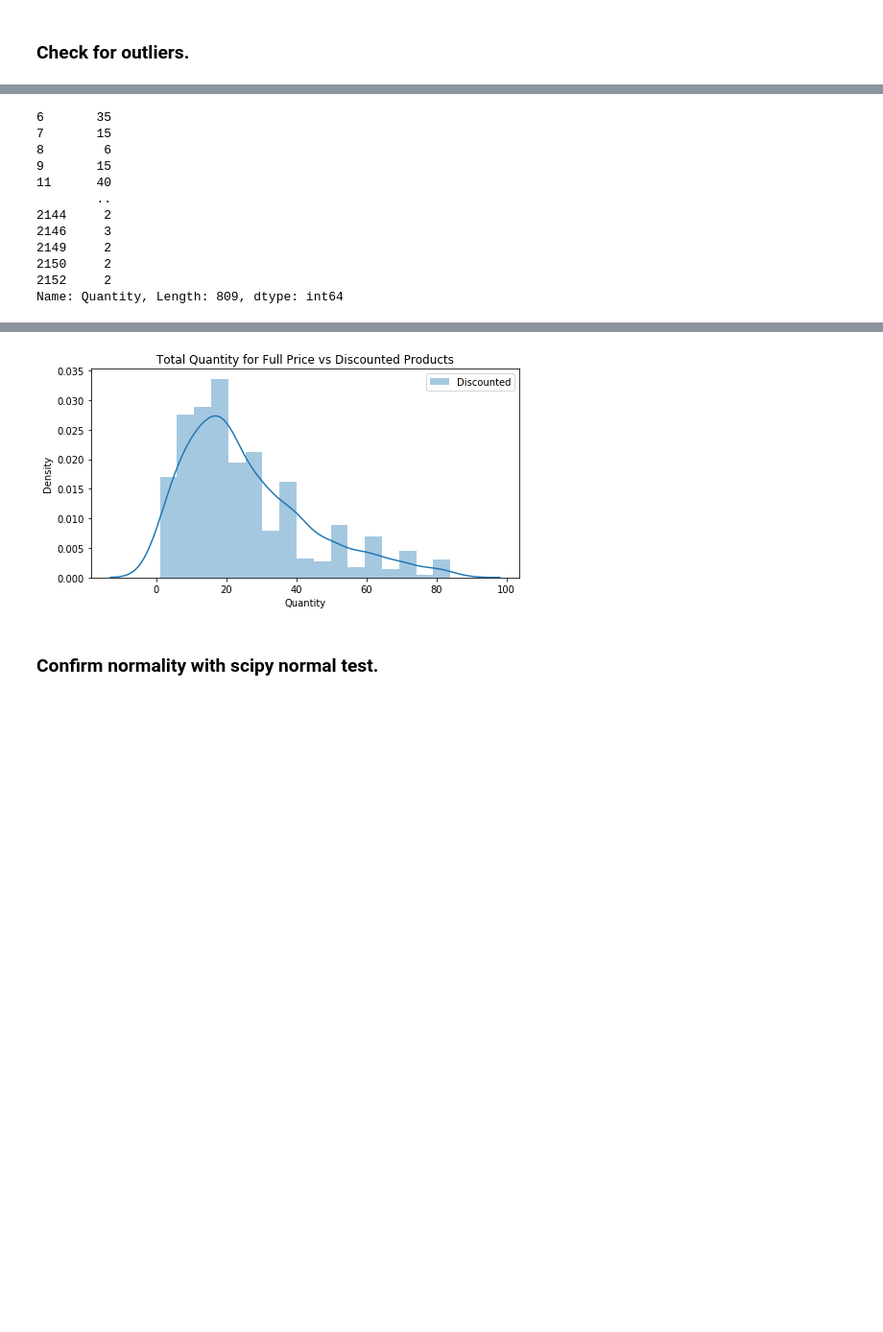
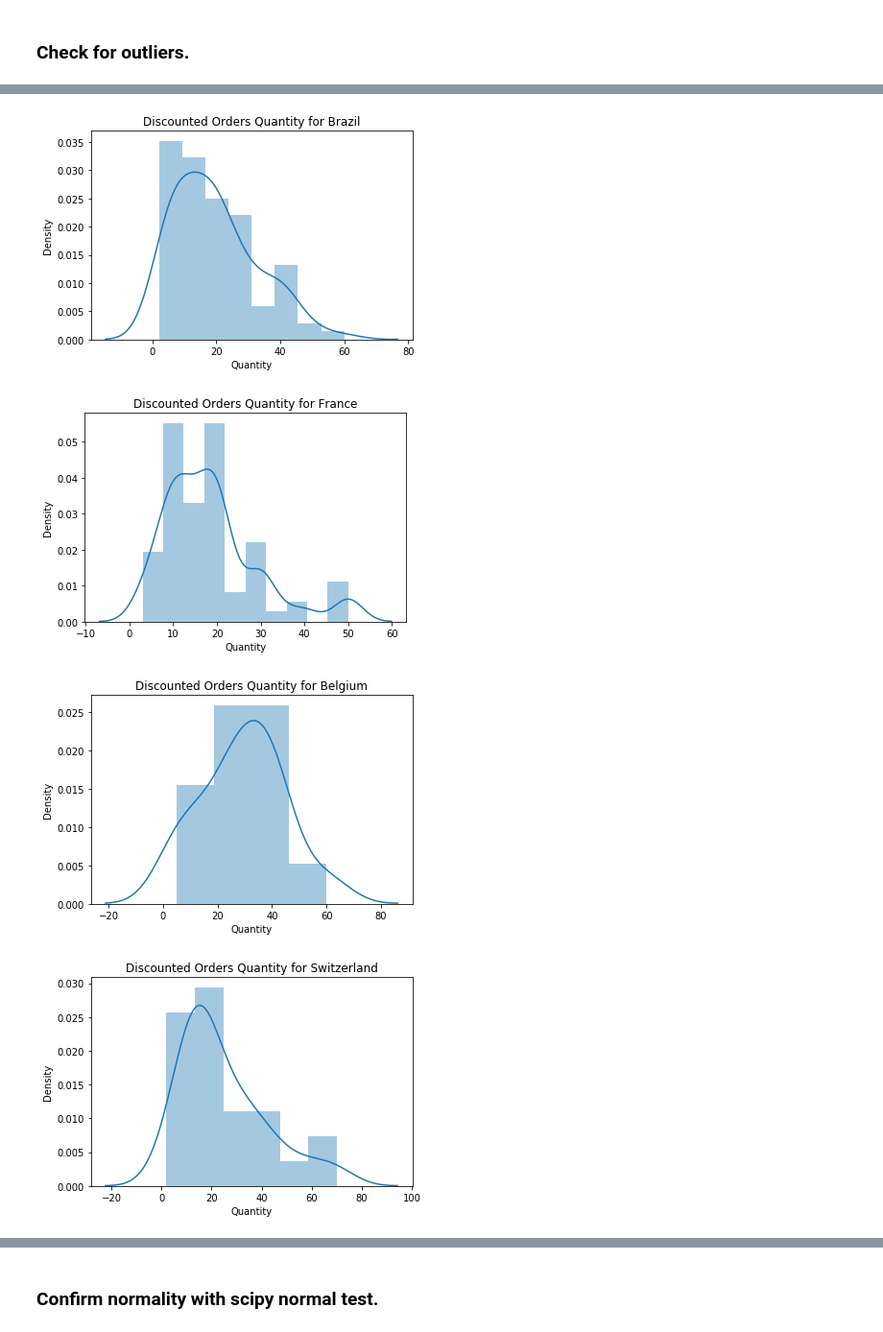
Before and after one commit to chefnewman/dsc-mod-3-project-online-ds-pt-100719, a Jupyter notebook: Student.ipynb, the cells around one changed output, grey strips where cells are left out. Shown at 96% size. Drawn from its saved outputs; the diff is of its cells as text; code cells hidden in the pictures; blank space fills up the shorter version.

```diff
--- a/Student.ipynb
+++ b/Student.ipynb
@@ -445,13 +482,11 @@ ax.set(title='Total Ordered by Discount', ylabel='Density')
 # %%
 orig_grps = grps.copy()
 # %%
-# Identify how many outliers found in each group using Z-Scores and IQR.
+# Identify how many outliers found in each group using Z-Scores.
 
-idx_outs =find_outliers_Z(df_ctry['Quantity'])
-print(f"Found {idx_outs.sum()} outliers in Discounted using Z-scores")
-grps = grp_data [~idx_outs]
-idx_outs =find_outliers_IQR(df_ctry['Quantity'])
-
-print(f"Found {idx_outs.sum()} outliers in Discounted using IQR")
-print('\n')
+for grp_name, grp_data in grps.items():
+    idx_outs =find_outliers_Z(grp_data)
+    print(f"Found {idx_outs.sum()} outliers in {grp_name} using Z-scores")
+    grps[grp_name] = grp_data [~idx_outs]
+    idx_outs =find_outliers_IQR(grp_data)
 # %% [output]
@@ -460,27 +510,11 @@ Found 29 outliers in Discounted using IQR
-# %%
-# Remove outliers.
-
-grp_data [~idx_outs]
-# %% [output]
-6       35
-7       15
-8        6
-9       15
-11      40
-        ..
-2144     2
-2146     3
-2149     2
-2150     2
-2152     2
-Name: Quantity, Length: 809, dtype: int64
 # %%
-# Check for normality after removing outliers.
-
-fig,ax=plt.subplots(figsize=(8,4))
-sns.distplot(grps,label=grp_name, ax=ax)
-
-
-ax.legend()
-ax.set(title='Total Quantity for Full Price vs Discounted Products', ylabel='Density')
+# Show Distribution Plot of Discounted group to determine if normailty assumption is met.
+for grp_name,grp_data in grps.items():
+    fig,ax =plt.subplots()
+    sns.distplot(grp_data,label=grp_name, ax=ax)
+    ax.set(title=f'Discounted Orders Quantity for {grp_name}', ylabel='Density')
 # %% [output]
+[figure, new version]
+[figure, added]
+[figure, added]
+[figure, added]
@@ -489,4 +530,3 @@ ax.set(title='Total Quantity for Full Price vs Discounted Products', ylabel='Den
-[figure, old version]
 # %% [markdown]
 ### Confirm normality with scipy normal test.
 # %%
```
Also changed, not shown: parts of 93 cells of this notebook, 1 other file.
